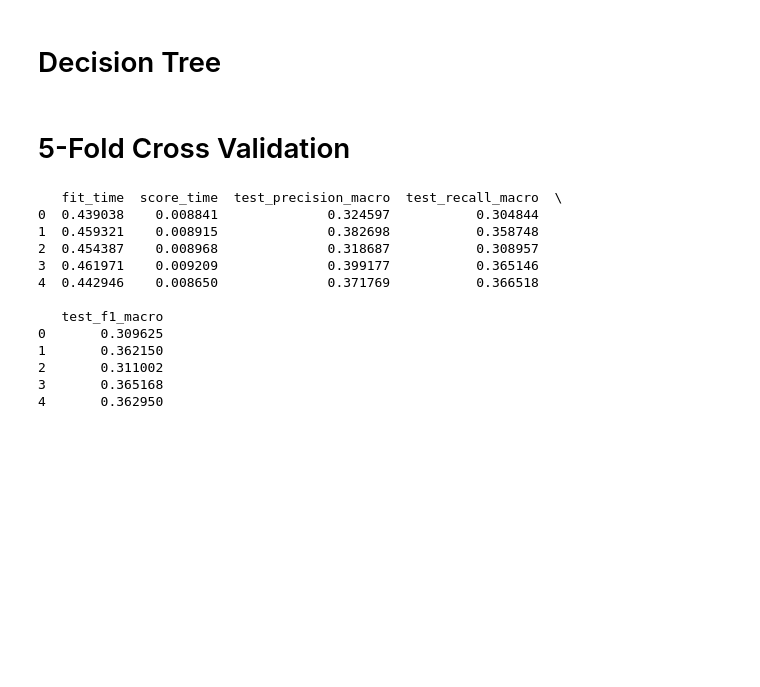
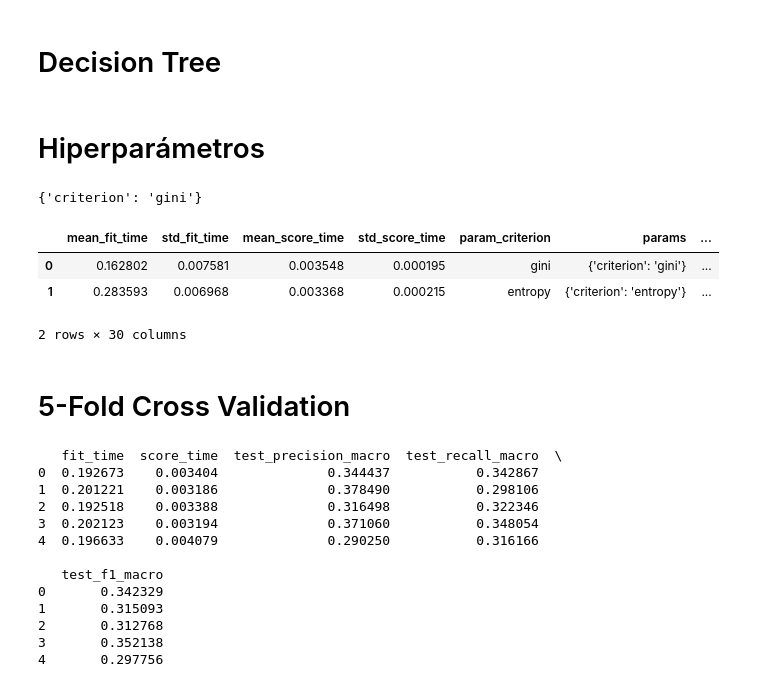
Before and after one commit to OmarUTEC/project1-machine, a Jupyter notebook: decision_tree/decision_tree.ipynb, the cells around one changed output. Cells and saved outputs as stored; diff of their text form; code cells hidden in the pictures; blank space fills up the shorter version.

```diff
--- a/decision_tree/decision_tree.ipynb
+++ b/decision_tree/decision_tree.ipynb
@@ -63,7 +61,32 @@ y: pd.Series = df["Etiqueta"].astype(int)
+# %% [markdown]
+# Hiperparámetros
+# %%
+dtc = DecisionTreeClassifier(criterion="entropy", random_state=42)
+
+cv = GridSearchCV(
+    dtc,
+    param_grid={
+        "criterion": ["gini", "entropy"],
+    },
+    scoring=["precision_macro", "recall_macro", "f1_macro"],
+    refit="f1_macro",
+    cv=5,
+)
+
+cv.fit(x_train, y_train)
+print(cv.best_params_)
+df = pd.DataFrame(cv.cv_results_)
+df
+# %% [output]
+{'criterion': 'gini'}
+|  | mean_fit_time | std_fit_time | mean_score_time | std_score_time | param_criterion | params | ... |
+| 0 | 0.162802 | 0.007581 | 0.003548 | 0.000195 | gini | {'criterion': 'gini'} | ... |
+| 1 | 0.283593 | 0.006968 | 0.003368 | 0.000215 | entropy | {'criterion': 'entropy'} | ... |
+2 rows × 30 columns
 # %% [markdown]
 # 5-Fold Cross Validation
 # %%
-dtc = DecisionTreeClassifier(criterion="entropy", max_depth=10, random_state=42)
+dtc = DecisionTreeClassifier(criterion="gini", random_state=42,  max_depth=10, min_samples_leaf=8, min_samples_split=2)
 
 scores: dict = cross_validate(
     dtc,
@@ -73,19 +96,20 @@ scores: dict = cross_validate(
     scoring=["precision_macro", "recall_macro", "f1_macro"],
     n_jobs=5,
 )
+
 a = pd.DataFrame(scores)
 print(a)
 # %% [output]
    fit_time  score_time  test_precision_macro  test_recall_macro  \
-0  0.439038    0.008841              0.324597           0.304844
-1  0.459321    0.008915              0.382698           0.358748
-2  0.454387    0.008968              0.318687           0.308957
-3  0.461971    0.009209              0.399177           0.365146
-4  0.442946    0.008650              0.371769           0.366518
+0  0.192673    0.003404              0.344437           0.342867
+1  0.201221    0.003186              0.378490           0.298106
+2  0.192518    0.003388              0.316498           0.322346
+3  0.202123    0.003194              0.371060           0.348054
+4  0.196633    0.004079              0.290250           0.316166
 
    test_f1_macro
-0       0.309625
-1       0.362150
-2       0.311002
-3       0.365168
-4       0.362950
+0       0.342329
+1       0.315093
+2       0.312768
+3       0.352138
+4       0.297756
```
Also changed, not shown: parts of 4 cells of this notebook, 1 other file.
